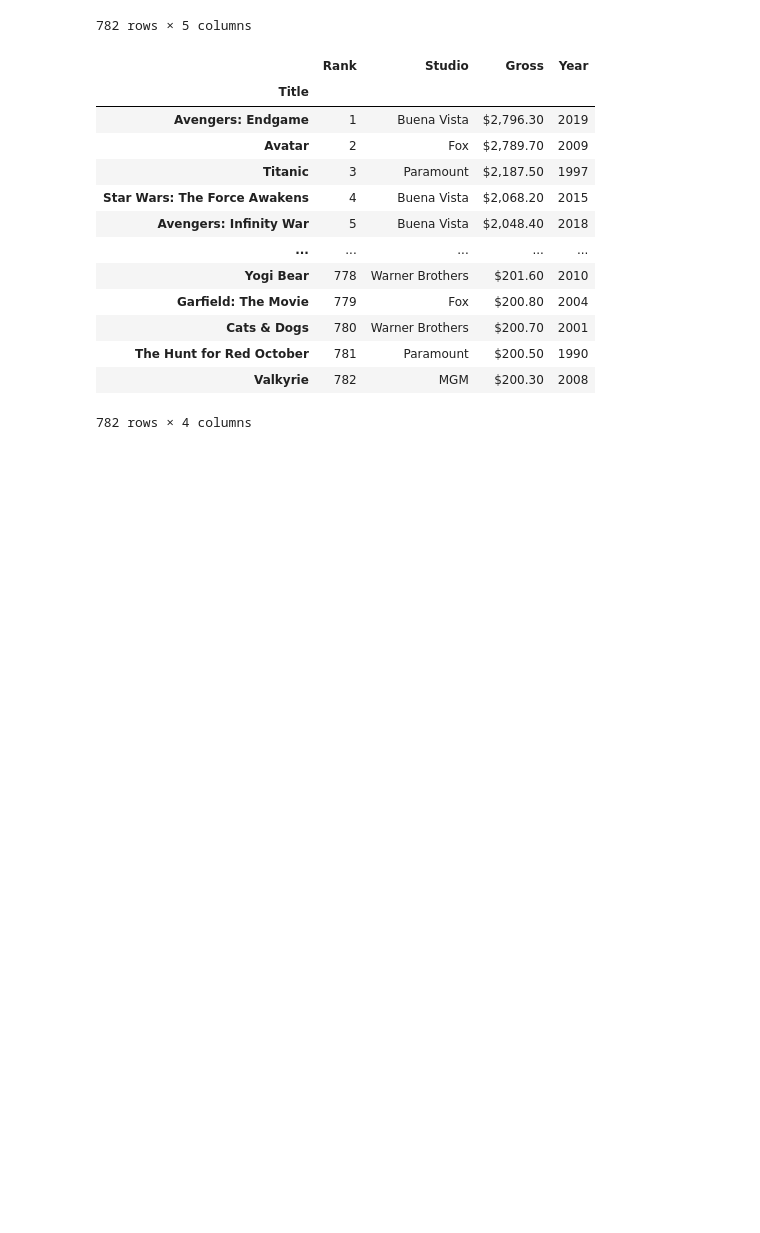
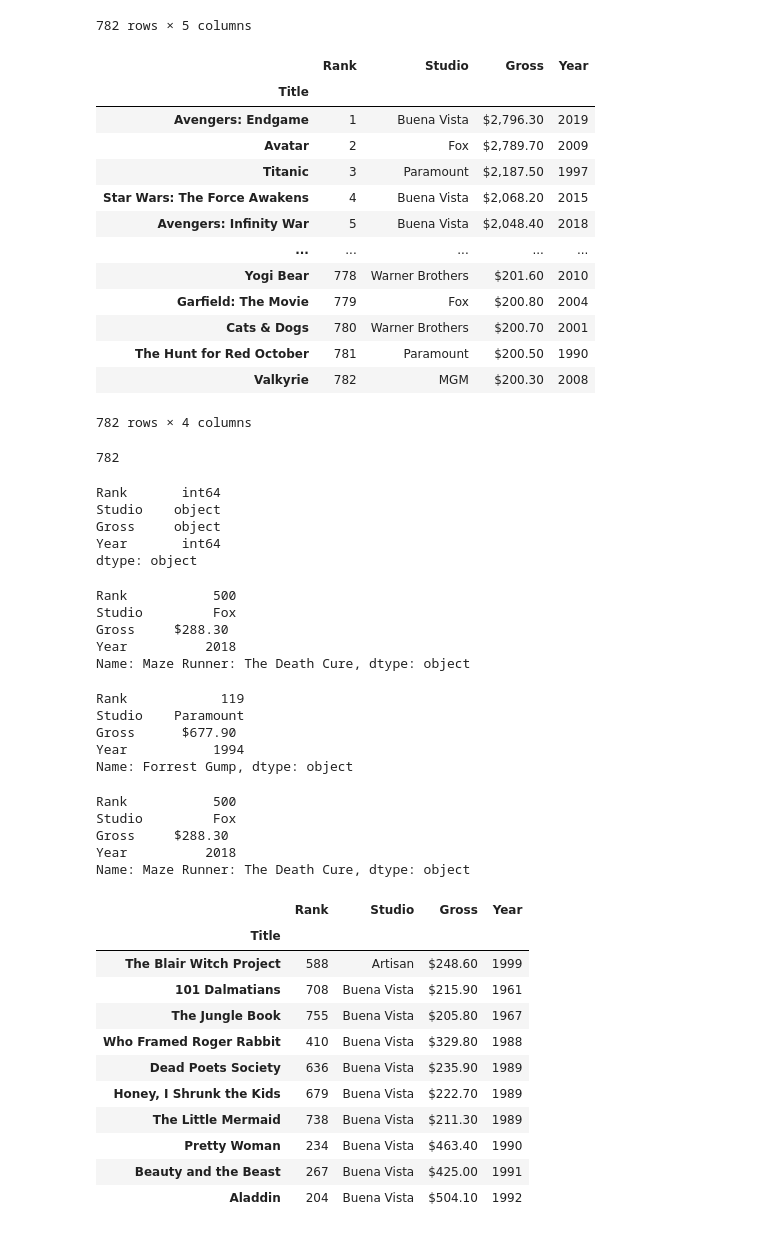
Before and after one commit to manjunath-hanmantgad/python-development, a Jupyter notebook: Pandas_projects/notebooks/Untitled.ipynb, the cells around one changed output. Saved outputs shown, nothing was run; the diff lists cells and outputs as text; code cells hidden in the pictures; blank space fills up the shorter version.

```diff
--- a/Pandas_projects/notebooks/Untitled.ipynb
+++ b/Pandas_projects/notebooks/Untitled.ipynb
@@ -36,3 +36,63 @@ df
 | The Hunt for Red October | 781 | Paramount | $200.50 | 1990 |
 | Valkyrie | 782 | MGM | $200.30 | 2008 |
 782 rows × 4 columns
+# %%
+len(df)
+# %% [output]
+782
+# %%
+# data types of all columns
+df.dtypes
+# %% [output]
+Rank       int64
+Studio    object
+Gross     object
+Year       int64
+dtype: object
+# %%
+# get data from index poistion
+# using iloc
+
+df.iloc[499] # 500th position movie
+# %% [output]
+Rank           500
+Studio         Fox
+Gross     $288.30
+Year          2018
+Name: Maze Runner: The Death Cure, dtype: object
+# %%
+# accessing via index label
+
+# df.loc["Maze Runner"] # give the complete name
+df.loc["Forrest Gump"]
+# %% [output]
+Rank            119
+Studio    Paramount
+Gross      $677.90
+Year           1994
+Name: Forrest Gump, dtype: object
+# %%
+df.loc["Maze Runner: The Death Cure"]
+# %% [output]
+Rank           500
+Studio         Fox
+Gross     $288.30
+Year          2018
+Name: Maze Runner: The Death Cure, dtype: object
+# %%
+# sorting via multiple columns
+
+df.sort_values(by=['Studio','Year']).head(10)
+# %% [output]
+|  | Rank | Studio | Gross | Year |
+| Title |  |  |  |  |
+| The Blair Witch Project | 588 | Artisan | $248.60 | 1999 |
+| 101 Dalmatians | 708 | Buena Vista | $215.90 | 1961 |
+| The Jungle Book | 755 | Buena Vista | $205.80 | 1967 |
+| Who Framed Roger Rabbit | 410 | Buena Vista | $329.80 | 1988 |
+| Dead Poets Society | 636 | Buena Vista | $235.90 | 1989 |
+| Honey, I Shrunk the Kids | 679 | Buena Vista | $222.70 | 1989 |
+| The Little Mermaid | 738 | Buena Vista | $211.30 | 1989 |
+| Pretty Woman | 234 | Buena Vista | $463.40 | 1990 |
+| Beauty and the Beast | 267 | Buena Vista | $425.00 | 1991 |
+| Aladdin | 204 | Buena Vista | $504.10 | 1992 |
```
Also changed, not shown: parts of 13 cells of this notebook.
